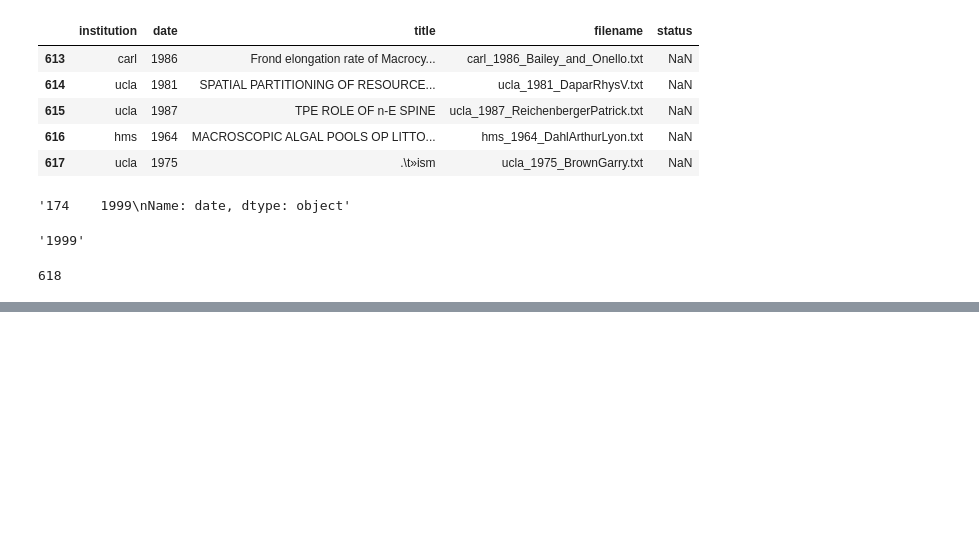
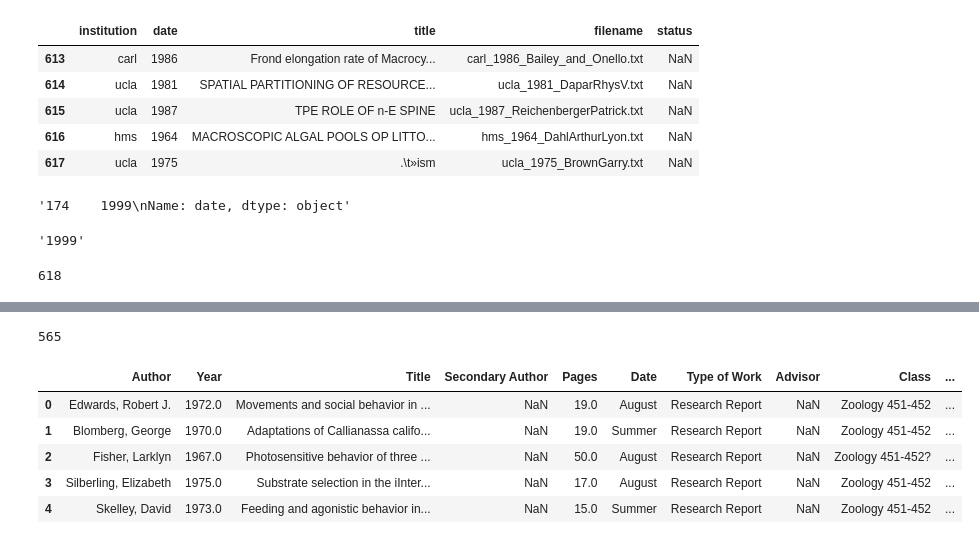
Before and after one commit to sul-dlss-labs/spoc, a Jupyter notebook: data-prep.ipynb, the cells around one changed output, grey strips where cells are left out. Cells and saved outputs as stored; diff of their text form; code cells hidden in the pictures; blank space fills up the shorter version.

```diff
--- a/data-prep.ipynb
+++ b/data-prep.ipynb
@@ -39,0 +99,15 @@ papers.heads
+# %%
+len(normed_fhl_dig_df)
+# %% [output]
+565
+# %%
+hatfield_df = pd.read_csv('/Users/jpnelson/Downloads/SULAI_Metadata_StudentPapers - Hatfield_OSU.csv')
+# %%
+hatfield_df.head()
+# %% [output]
+|  | Author | Year | Title | Secondary Author | Pages | Date | Type of Work | Advisor | Class | ... |
+| 0 | Edwards, Robert J. | 1972.0 | Movements and social behavior in ... | NaN | 19.0 | August | Research Report | NaN | Zoology 451-452 | ... |
+| 1 | Blomberg, George | 1970.0 | Adaptations of Callianassa califo... | NaN | 19.0 | Summer | Research Report | NaN | Zoology 451-452 | ... |
+| 2 | Fisher, Larklyn | 1967.0 | Photosensitive behavior of three ... | NaN | 50.0 | August | Research Report | NaN | Zoology 451-452? | ... |
+| 3 | Silberling, Elizabeth | 1975.0 | Substrate selection in the iInter... | NaN | 17.0 | August | Research Report | NaN | Zoology 451-452 | ... |
+| 4 | Skelley, David | 1973.0 | Feeding and agonistic behavior in... | NaN | 15.0 | Summer | Research Report | NaN | Zoology 451-452 | ... |
```
Also changed, not shown: parts of 31 cells of this notebook, 3 other files.
